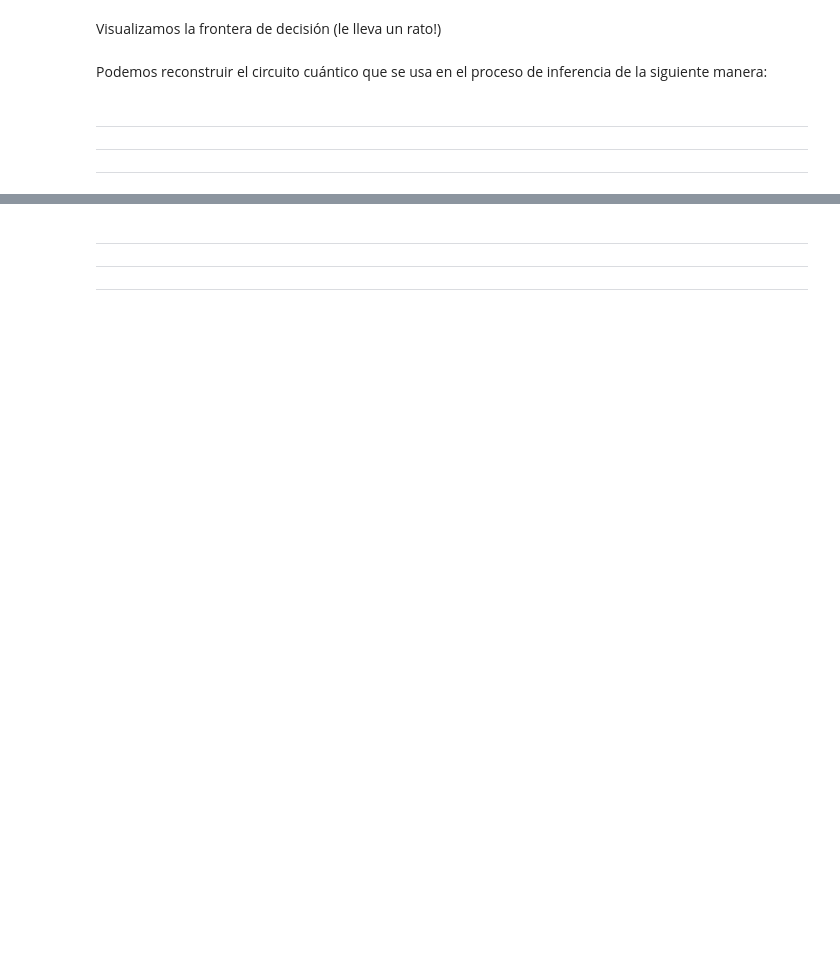
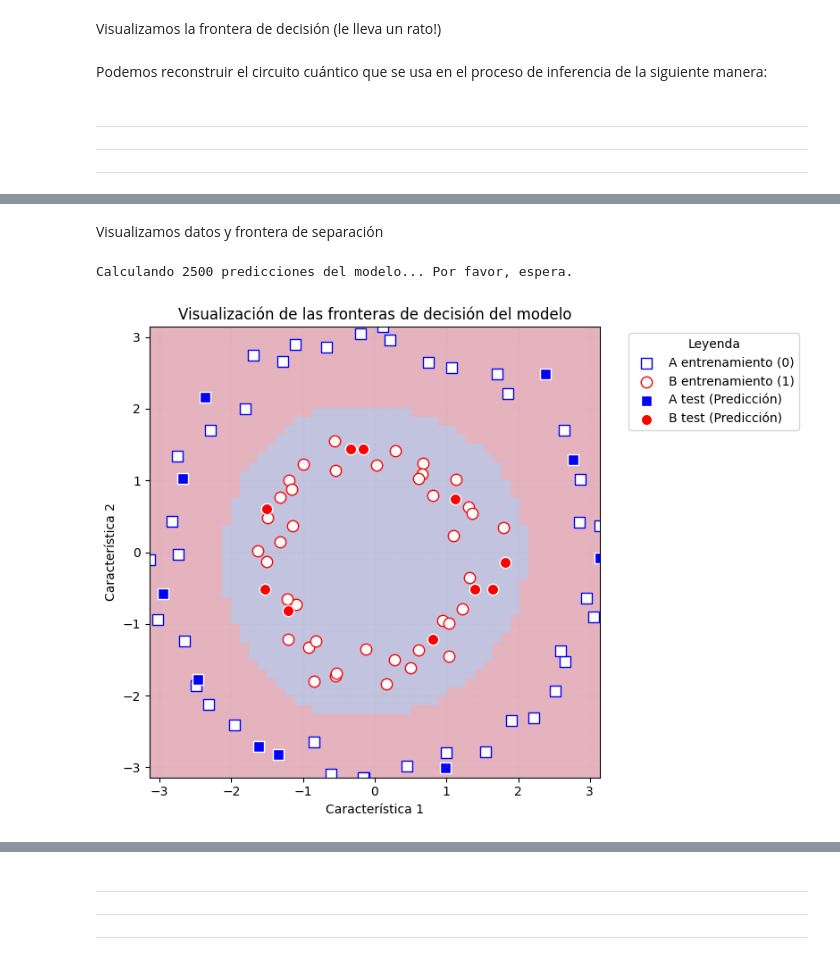
Before and after one commit to tarabelo/GrIA-QML-2025-26, a Jupyter notebook: 05. Introducción al Quantum Machine Learning.ipynb, the cells around one changed output, grey strips where cells are left out. Saved outputs shown, nothing was run; the diff lists cells and outputs as text; code cells hidden in the pictures; blank space fills up the shorter version.

```diff
--- a/05. Introducción al Quantum Machine Learning.ipynb
+++ b/05. Introducción al Quantum Machine Learning.ipynb
@@ -747,0 +828,76 @@ display(circuit_inferencia.decompose().draw(output='mpl'))
+# %% [markdown]
+Visualizamos datos y frontera de separación
+# %%
+FIG_SIZE = (8, 6)
+AXIS_LIMIT = (inf_rango, sup_rango)
+
+def plot_features(ax, features, labels, class_label, marker, face, edge, label):
+    """Función auxiliar para dibujar puntos con estilo."""
+    indices = np.where(labels[:] == class_label)
+    ax.scatter(
+        features[indices, 0],
+        features[indices, 1],
+        marker=marker,
+        facecolors=face,
+        edgecolors=edge,
+        label=label,
+        s=80, # Tamaño de los puntos aumentado para mejor visibilidad
+        linewidths=1 # Borde más grueso
+    )
+
+def visualizar_fronteras_y_puntos(model, train_features, train_labels, test_features, test_labels):
+    # Crear figura y configurar ejes para consistencia (idéntico al Código 1)
+    plt.figure(figsize=FIG_SIZE)
+    plt.xlim(AXIS_LIMIT)
+    plt.ylim(AXIS_LIMIT)
+
+    # 1. GENERACIÓN DE LA REJILLA DE FRONTERAS (GRID)
+    # 50x50 = 2500 predicciones.
+    grid_size = 50
+    x_range = np.linspace(AXIS_LIMIT[0], AXIS_LIMIT[1], grid_size)
+    y_range = np.linspace(AXIS_LIMIT[0], AXIS_LIMIT[1], grid_size)
+    xx, yy = np.meshgrid(x_range, y_range)
+
+    # Aplanamos la rejilla para predecir
+    grid_samples = np.vstack([xx.ravel(), yy.ravel()]).T
+
+    print(f"Calculando {grid_size**2} predicciones del modelo... Por favor, espera.")
+    # El QSVC predice la clase para cada trozo del mapa
+    grid_predictions = model.predict(grid_samples)
+    grid_predictions = grid_predictions.reshape((grid_size, grid_size))
+
+    # 2. DIBUJAR EL FONDO DE FRONTERAS (El Mosaico)
+    # cmap='RdBu' da contraste Azul (Clase A) / Rojo (Clase B)
+    # origin='lower' asegura que (0,0) esté abajo a la izquierda
+    plt.imshow(
+        grid_predictions,
+        interpolation="nearest",
+        origin="lower",
+        cmap="RdYlBu",
+        extent=[AXIS_LIMIT[0], AXIS_LIMIT[1], AXIS_LIMIT[0], AXIS_LIMIT[1]],
+        alpha=0.3
+    )
+
+    # 3. DIBUJAR LOS PUNTOS SOBRE EL FONDO (Mismos parámetros visuales que el Código 1)
+    # Entrenamiento
+    plot_features(plt, train_features, train_labels, 0, "s", "w", "b", "A entrenamiento (0)")
+    plot_features(plt, train_features, train_labels, 1, "o", "w", "r", "B entrenamiento (1)")
+
+    # Test
+    plot_features(plt, test_features, test_labels, 0, "s", "b", "w", "A test (Predicción)")
+    plot_features(plt, test_features, test_labels, 1, "o", "r", "w", "B test (Predicción)")
+
+    # Detalles visuales comunes
+    plt.legend(bbox_to_anchor=(1.05, 1), loc="upper left", title="Leyenda")
+    plt.title("Visualización de las fronteras de decisión del modelo")
+    plt.xlabel("Característica 1")
+    plt.ylabel("Característica 2")
+    plt.grid(alpha=0.1, linestyle='--') # Cuadrícula aún más sutil sobre el fondo
+    plt.tight_layout()
+    plt.show()
+
+# Visualiza la frontera
+visualizar_fronteras_y_puntos(cmodel, train_features, train_labels, test_features, test_labels)
+# %% [output]
+Calculando 2500 predicciones del modelo... Por favor, espera.
+[figure, added]
```
Also changed, not shown: parts of 12 cells of this notebook.
